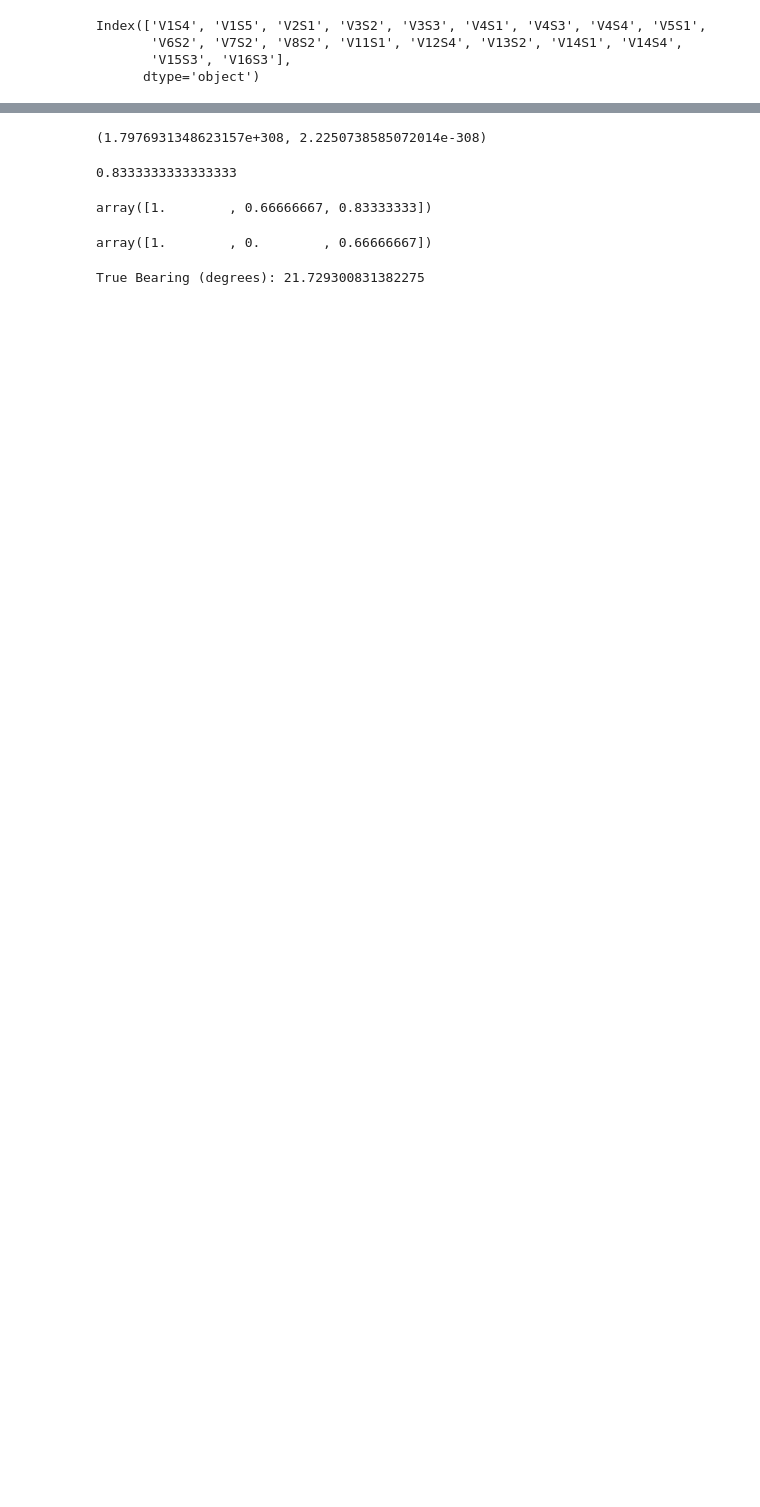
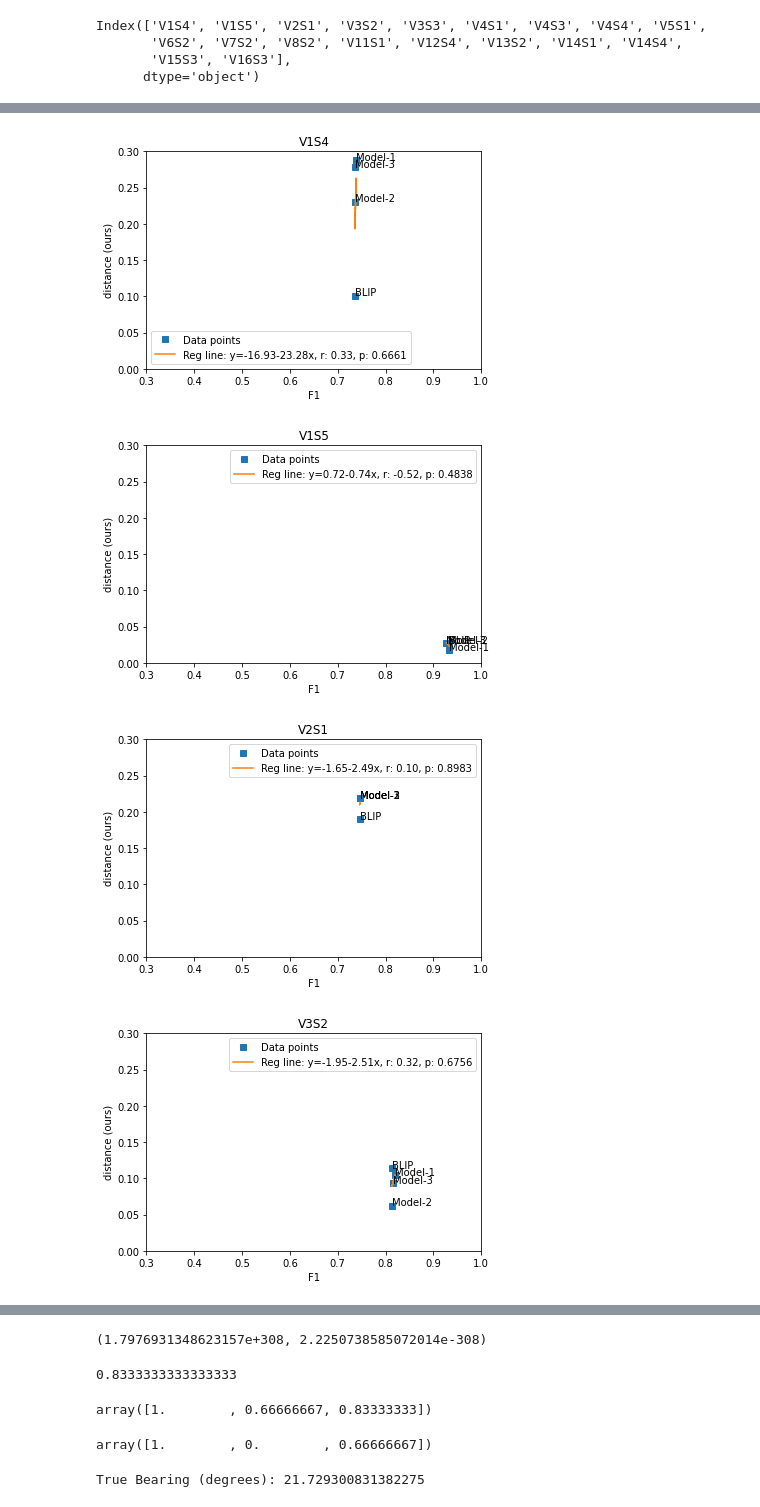
Before and after one commit to Shohan29531/Dashboard-For-VQA, a Jupyter notebook: utils_notebooks/new_approach_compare.ipynb, the cells around one changed output, grey strips where cells are left out. Saved outputs shown, nothing was run; the diff lists cells and outputs as text; code cells hidden in the pictures; blank space fills up the shorter version.

```diff
--- a/utils_notebooks/new_approach_compare.ipynb
+++ b/utils_notebooks/new_approach_compare.ipynb
@@ -2136 +2806,11 @@ video-16-segment-3: Random(0.3229) > yolo_v7(0.1979) > mask_rcnn(0.1250) > HRNet
 ------------------------------------------------------------------------------------------------------
+# %%
+print("-"*102)
+for key in model_scores_dict_tbu:
+    values = [model_scores_dict_tbu[key][mdl]['ours_prob_f(O)'] for mdl in model_scores_dict_tbu[key]]
+    srtd_vals = np.argsort(values)
+    sorted_mdls = [f'{list(model_scores_dict_tbu[key].keys())[vl]}({values[vl]:.4e})' for vl in srtd_vals]
+    sorted_mdls.reverse()
+    prnt_str = f"{key}: " + " > ".join(sorted_mdls)
+    print(prnt_str.rjust(102))
+    print("-"*102)
@@ -2136,0 +2835,10 @@ video-16-segment-3: Random(0.3229) > yolo_v7(0.1979) > mask_rcnn(0.1250) > HRNet
+# %%
+print("-"*102)
+for key in model_scores_dict_tbu:
+    values = [model_scores_dict_tbu[key][mdl]['ours_prob_mGT'] for mdl in model_scores_dict_tbu[key]]
+    srtd_vals = np.argsort(values)
+    sorted_mdls = [f'{list(model_scores_dict_tbu[key].keys())[vl]}({values[vl]:.4e})' for vl in srtd_vals]
+    sorted_mdls.reverse()
+    prnt_str = f"{key}: " + " > ".join(sorted_mdls)
+    print(prnt_str.rjust(102))
+    print("-"*102)
@@ -2303 +3011,46 @@ for v_s__ in v_s_s:
 ... (7 outputs left out)
+# %%
+lklhd = {}
+v_s_s = [
+    'V1S4', 'V1S5', 'V2S1', 'V3S2', 'V3S3', 'V4S1', 'V4S3', 'V4S4', 'V5S1',
+    'V6S2', 'V7S2', 'V8S2', 'V11S1', 'V12S4', 'V13S2', 'V14S1', 'V14S4',
+    'V15S3', 'V16S3'
+]
+
+for v_s__ in v_s_s:
+    v_s_ = [v_s__]
+    for key in dict(temporal_dist_df.mean(axis='columns')):
+        if key in ['GT_N (without lpips)']: # , 'GT_N (with lpips)'
+            continue
+        lklhd[key] = dict(temporal_dist_df.reindex(columns=v_s_).mean(axis='columns'))[key]
+
+    mF1 = {}
+
+    for key in dict(f1_scores_df.mean(axis='columns')):
+        if key in ['GT_N (without lpips)']: # , 'GT_N (with lpips)'
+            continue
+        mF1[key] = dict(f1_scores_df.reindex(columns=v_s_).mean(axis='columns'))[key]
+
+    x, y = np.array(list(mF1.values())), np.array(list(lklhd.values()))
+    # print("pearson: ", scipy.stats.pearsonr(x, y))
+    # print("spearman: ", scipy.stats.spearmanr(x, y))
+    # print("kendall: ", scipy.stats.kendalltau(x, y))
+    slope, intercept, r, p, stderr = scipy.stats.linregress(x, y)
+    line = f'Reg line: y={intercept:.2f}-{abs(slope):.2f}x, r: {r:.2f}, p: {p:.4f}'
+    fig, ax = plt.subplots()
+    ax.plot(x, y, linewidth=0, marker='s', label='Data points')
+    for i, txt in enumerate(mF1.keys()):
+        ax.annotate(txt, (x[i], y[i]))
+    ax.plot(x, intercept + slope * x, label=line)
+    ax.set_xlabel(f'{select}')
+    ax.set_ylabel('distance (ours)')
+    ax.legend(facecolor='white')
+    plt.xlim(0.3, 1.0)
+    plt.ylim(0.0, 0.3)
+    plt.title(f"{v_s_[0]}")
+    plt.savefig(f'/Users/ibk5106/Desktop/research/corr_plots_vtrbi/{v_s__}.png')
+# %% [output]
+[figure, added]
+[figure, added]
+[figure, added]
+[figure, added]
```
Also changed, not shown: parts of 25 cells of this notebook, 3 other files.
